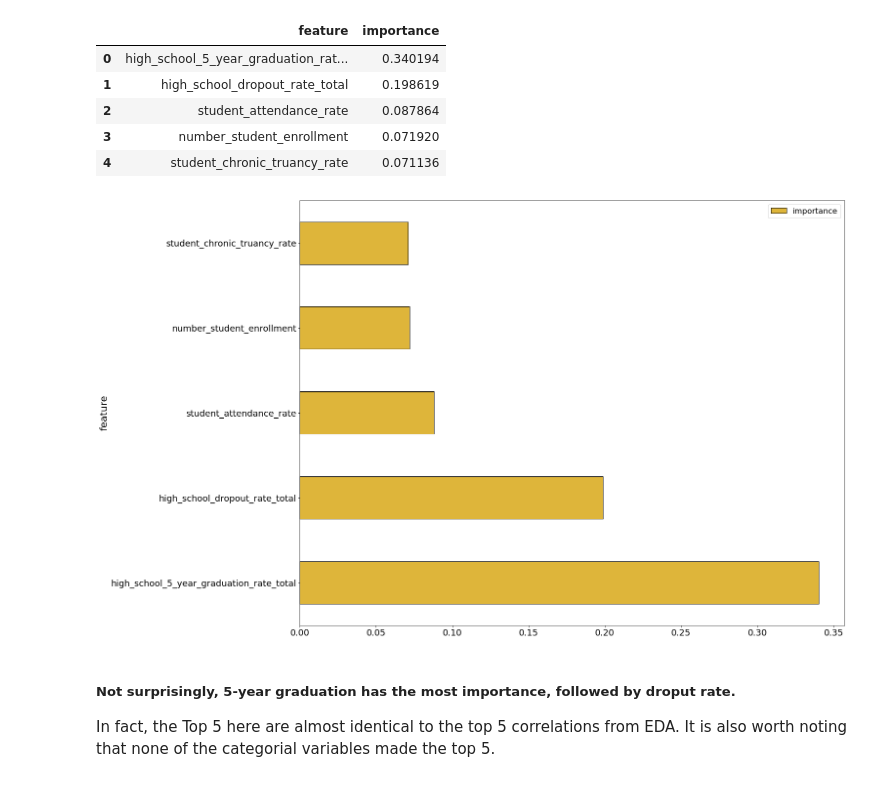
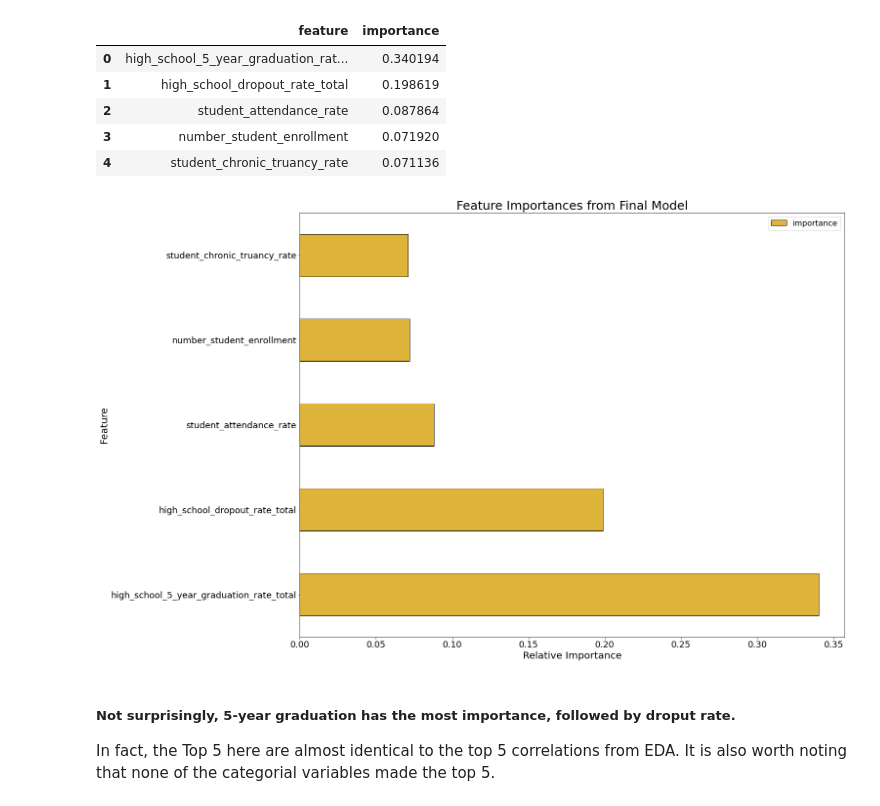
Before and after one commit to dannmorr/predicting-ibse-graduation-rate, a Jupyter notebook: notebooks/exploratory/02_models.ipynb, the cells around one changed output. Drawn from its saved outputs; the diff is of its cells as text; code cells hidden in the pictures.

```diff
--- a/notebooks/exploratory/02_models.ipynb
+++ b/notebooks/exploratory/02_models.ipynb
@@ -501,14 +500,14 @@ feature_results.head()
 # %%
 # Plot the  most important features in a horizontal bar chart
 feature_results.loc[:4, :].plot(x = 'feature', y = 'importance',
                                  edgecolor = 'k',
                                  kind='barh', color = '#deb53a');
-#plt.xlabel('Relative Importance'); plt.ylabel('Feature')
-#plt.title('Feature Importances from Final Model')
+plt.xlabel('Relative Importance'); plt.ylabel('Feature')
+plt.title('Feature Importances from Final Model')
 plt.savefig('../../reports/figures/feature_importance.png')
 plt.show();
 # %% [output]
-[figure, old version]
+[figure, new version]
 # %% [markdown]
 ##### Not surprisingly, 5-year graduation has the most importance, followed by droput rate.
 In fact, the Top 5 here are almost identical to the top 5 correlations from EDA.
```
Also changed, not shown: parts of 5 cells of this notebook, 4 other files.
